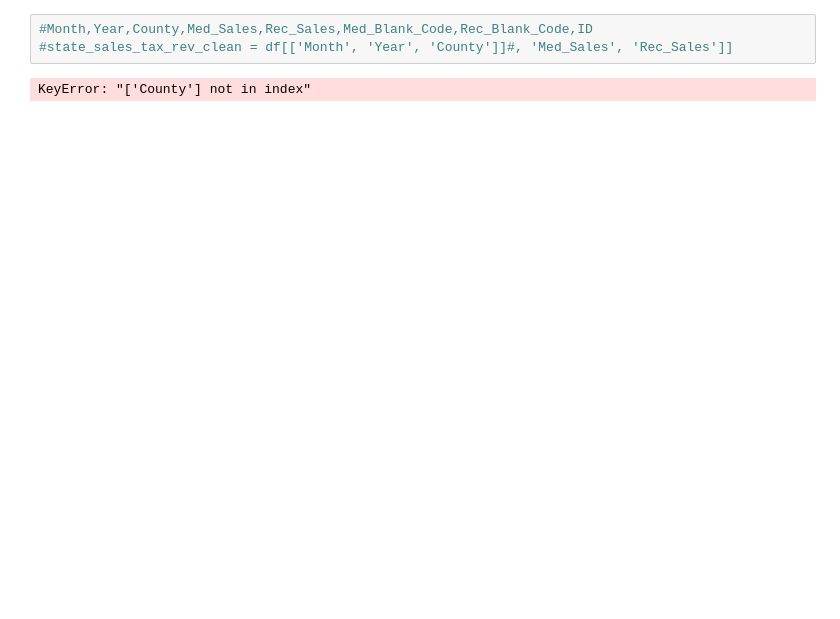
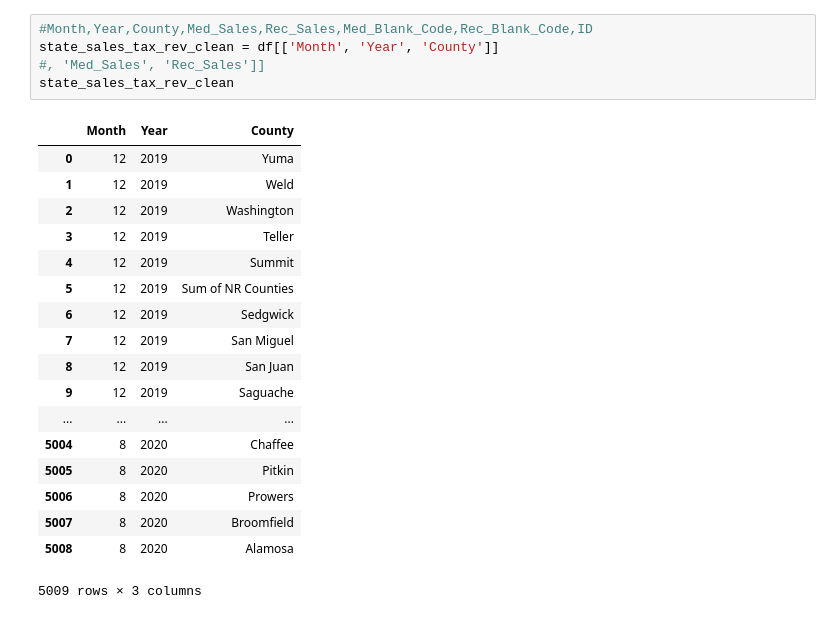
Before and after one commit to jtmcginley123/project-one, a Jupyter notebook: data/james_cleaning.ipynb, the cells around one changed output. Cells and saved outputs as stored; diff of their text form; blank space fills up the shorter version.

```diff
--- a/data/james_cleaning.ipynb
+++ b/data/james_cleaning.ipynb
@@ -57,7 +51,26 @@ state_sales_tax_rev
 5009 rows × 8 columns
 # %%
 #Month,Year,County,Med_Sales,Rec_Sales,Med_Blank_Code,Rec_Blank_Code,ID
-#state_sales_tax_rev_clean = df[['Month', 'Year', 'County']]#, 'Med_Sales', 'Rec_Sales']]
+state_sales_tax_rev_clean = df[['Month', 'Year', 'County']]
+#, 'Med_Sales', 'Rec_Sales']]
+state_sales_tax_rev_clean
 # %% [output]
+|  | Month | Year | County |
+| 0 | 12 | 2019 | Yuma |
+| 1 | 12 | 2019 | Weld |
+| 2 | 12 | 2019 | Washington |
+| 3 | 12 | 2019 | Teller |
+| 4 | 12 | 2019 | Summit |
+| 5 | 12 | 2019 | Sum of NR Counties |
+| 6 | 12 | 2019 | Sedgwick |
+| 7 | 12 | 2019 | San Miguel |
+| 8 | 12 | 2019 | San Juan |
+| 9 | 12 | 2019 | Saguache |
+| ... | ... | ... | ... |
+| 5004 | 8 | 2020 | Chaffee |
+| 5005 | 8 | 2020 | Pitkin |
+| 5006 | 8 | 2020 | Prowers |
+| 5007 | 8 | 2020 | Broomfield |
+| 5008 | 8 | 2020 | Alamosa |
-KeyError: "['County'] not in index"
+5009 rows × 3 columns
 # %%
```
Also changed, not shown: parts of 6 cells of this notebook, 1 other file.
